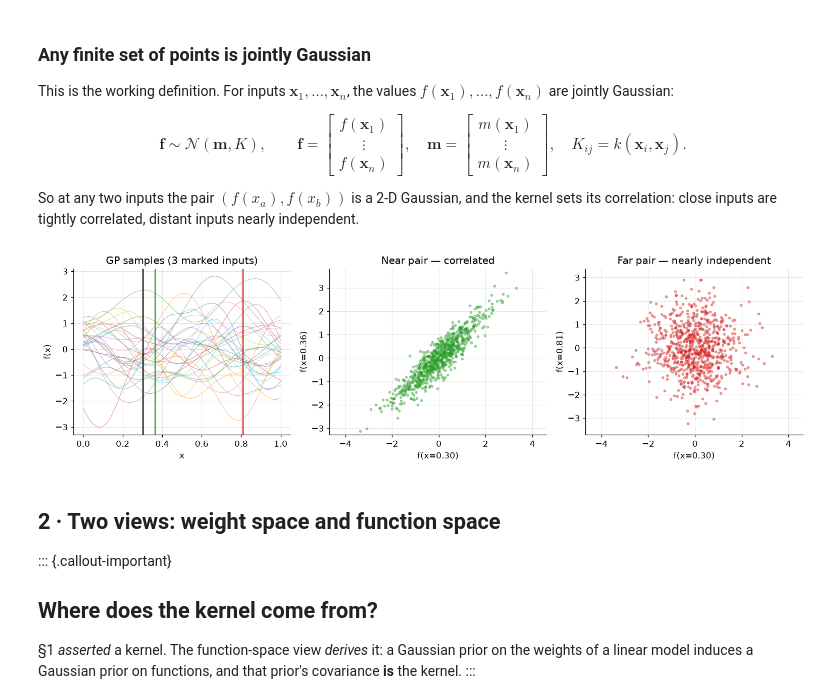
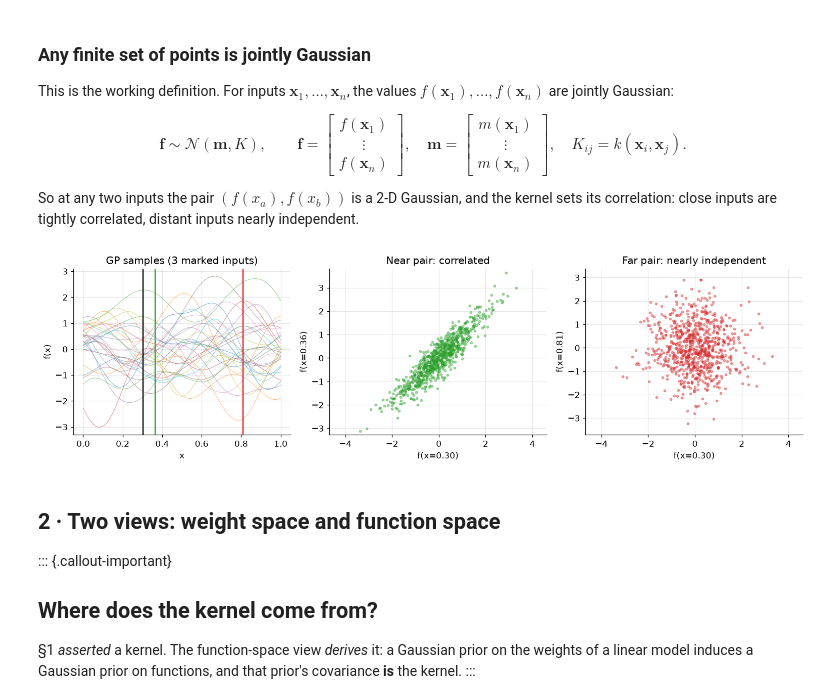
Before and after one commit to glamacles/jake_slides, a Jupyter notebook: gaussian_processes.ipynb, the cells around one changed output. Saved outputs shown, nothing was run; the diff lists cells and outputs as text; code cells hidden in the pictures.

```diff
--- a/gaussian_processes.ipynb
+++ b/gaussian_processes.ipynb
@@ -122,24 +122,24 @@ So at any two inputs the pair $(f(x_a), f(x_b))$ is a 2-D Gaussian, and the kern
 # %%
 xs = np.linspace(0.0, 1.0, 100)
 D = distance_matrix(xs[:, None], xs[:, None])
 K = np.exp(-D**2 / (2 * 0.15**2)) + 1e-9 * np.eye(xs.size)
 Y = rng.multivariate_normal(np.zeros(xs.size), K, 800)
 
 a, b_near, b_far = 30, 36, 80          # reference input, a near neighbor, a far one
 fig, ax = plt.subplots(1, 3, figsize=(14, 4))
 for y in Y[:30]:
     ax[0].plot(xs, y, lw=0.7, alpha=0.5)
 for idx, col in [(a, "k"), (b_near, "tab:green"), (b_far, "tab:red")]:
     ax[0].axvline(xs[idx], color=col, lw=1.6)
 ax[0].set(title="GP samples (3 marked inputs)", xlabel="x", ylabel="f(x)")
 
 ax[1].scatter(Y[:, a], Y[:, b_near], s=8, alpha=0.4, color="tab:green"); ax[1].axis("equal")
-ax[1].set(title="Near pair — correlated", xlabel=f"f(x={xs[a]:.2f})", ylabel=f"f(x={xs[b_near]:.2f})")
+ax[1].set(title="Near pair: correlated", xlabel=f"f(x={xs[a]:.2f})", ylabel=f"f(x={xs[b_near]:.2f})")
 ax[2].scatter(Y[:, a], Y[:, b_far], s=8, alpha=0.4, color="tab:red"); ax[2].axis("equal")
-ax[2].set(title="Far pair — nearly independent", xlabel=f"f(x={xs[a]:.2f})", ylabel=f"f(x={xs[b_far]:.2f})")
+ax[2].set(title="Far pair: nearly independent", xlabel=f"f(x={xs[a]:.2f})", ylabel=f"f(x={xs[b_far]:.2f})")
 plt.tight_layout(); plt.show()
 # %% [output]
-[figure, old version]
+[figure, new version]
 # %% [markdown]
 ## 2 · Two views: weight space and function space
 
```
Also changed, not shown: parts of 13 cells of this notebook, 44 other files.
